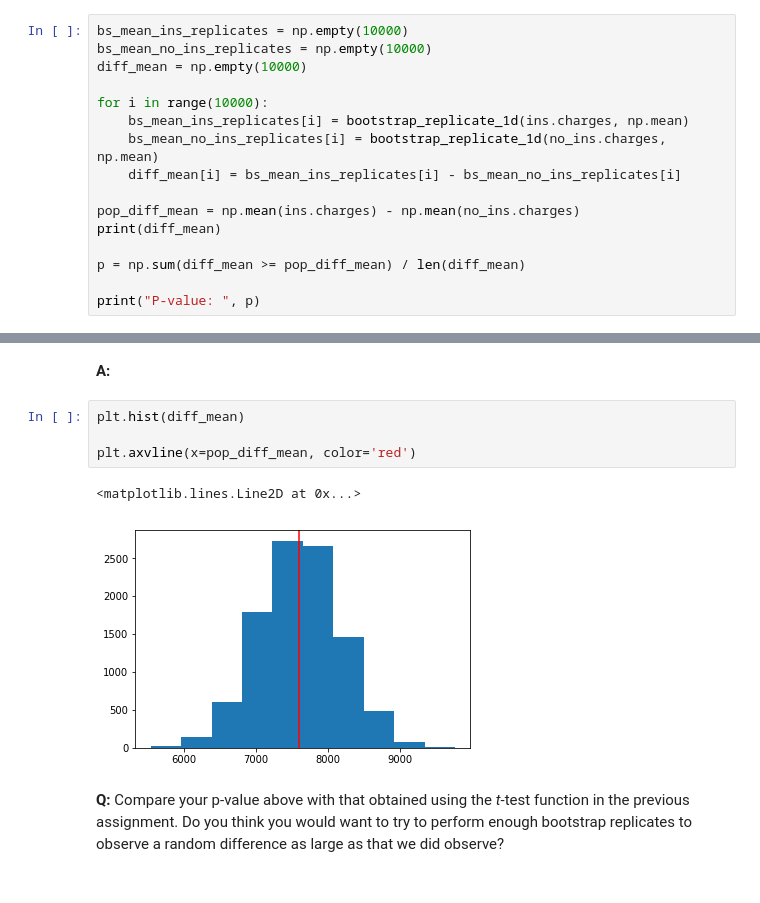
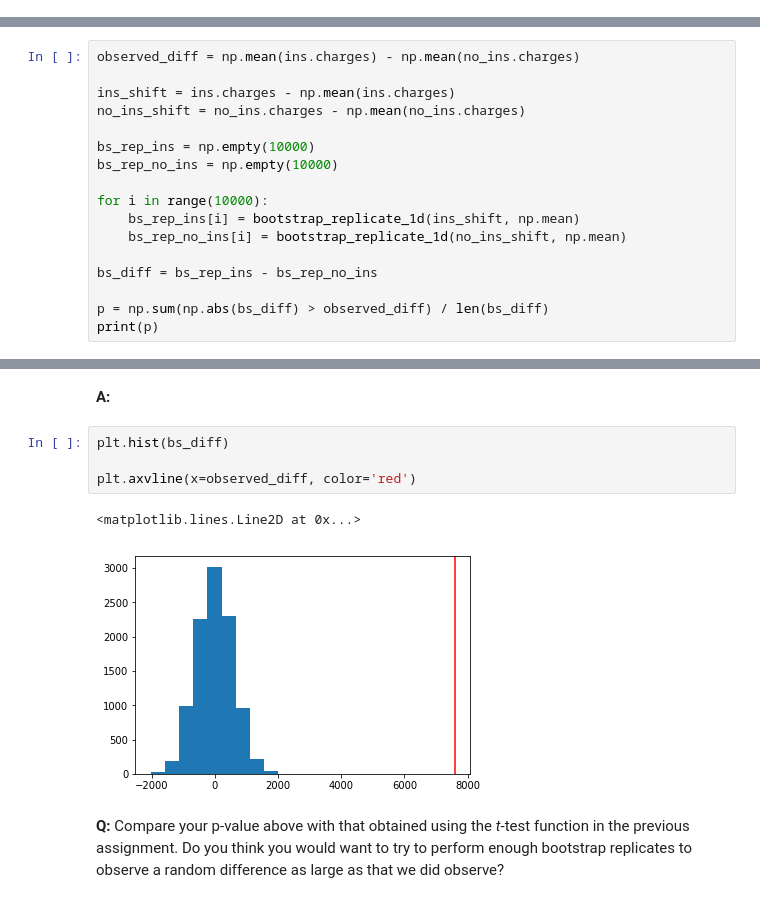
Before and after one commit to richpar3/data_science, a Jupyter notebook: mini_projects/Inferential_Statistics_Project2/inferential_statistics_2-Q.ipynb, the cells around one changed output, grey strips where cells are left out. Drawn from its saved outputs; the diff is of its cells as text.

```diff
--- a/mini_projects/Inferential_Statistics_Project2/inferential_statistics_2-Q.ipynb
+++ b/mini_projects/Inferential_Statistics_Project2/inferential_statistics_2-Q.ipynb
@@ -153,19 +135,3 @@ __A:__
 # %%
 # H0:mean(insured_charges)=mean(non_insured_charges)
 # H1:mean(insured_charges)!=mean(non_insured_charges)
-# %%
-bs_mean_ins_replicates = np.empty(10000)
-bs_mean_no_ins_replicates = np.empty(10000)
-diff_mean = np.empty(10000)
-
-for i in range(10000):
-    bs_mean_ins_replicates[i] = bootstrap_replicate_1d(ins.charges, np.mean)
-    bs_mean_no_ins_replicates[i] = bootstrap_replicate_1d(no_ins.charges, np.mean)
-    diff_mean[i] = bs_mean_ins_replicates[i] - bs_mean_no_ins_replicates[i]
-
-pop_diff_mean = np.mean(ins.charges) - np.mean(no_ins.charges)
-print(diff_mean)
-
-p = np.sum(diff_mean >= pop_diff_mean) / len(diff_mean)
-
-print("P-value: ", p)
@@ -175,0 +138,17 @@ P-value:  0.5014
+# %%
+observed_diff = np.mean(ins.charges) - np.mean(no_ins.charges)
+
+ins_shift = ins.charges - np.mean(ins.charges)
+no_ins_shift = no_ins.charges - np.mean(no_ins.charges)
+
+bs_rep_ins = np.empty(10000)
+bs_rep_no_ins = np.empty(10000)
+
+for i in range(10000):
+    bs_rep_ins[i] = bootstrap_replicate_1d(ins_shift, np.mean)
+    bs_rep_no_ins[i] = bootstrap_replicate_1d(no_ins_shift, np.mean)
+
+bs_diff = bs_rep_ins - bs_rep_no_ins
+
+p = np.sum(np.abs(bs_diff) > observed_diff) / len(bs_diff)
+print(p)
@@ -178,12 +159,12 @@ __Q:__ To put the above result in perspective, plot the histogram of your bootst
 # %% [markdown]
 __A:__
 # %%
-plt.hist(diff_mean)
+plt.hist(bs_diff)
 
-plt.axvline(x=pop_diff_mean, color='red')
+plt.axvline(x=observed_diff, color='red')
 # %% [output]
 <matplotlib.lines.Line2D at 0x...>
-[figure, old version]
+[figure, new version]
 # %% [markdown]
 __Q:__ Compare your p-value above with that obtained using the _t_-test function in the previous assignment. Do you think you would want to try to perform enough bootstrap replicates to observe a random difference as large as that we did observe?
 # %% [markdown]
```
Also changed, not shown: parts of 4 cells of this notebook.
